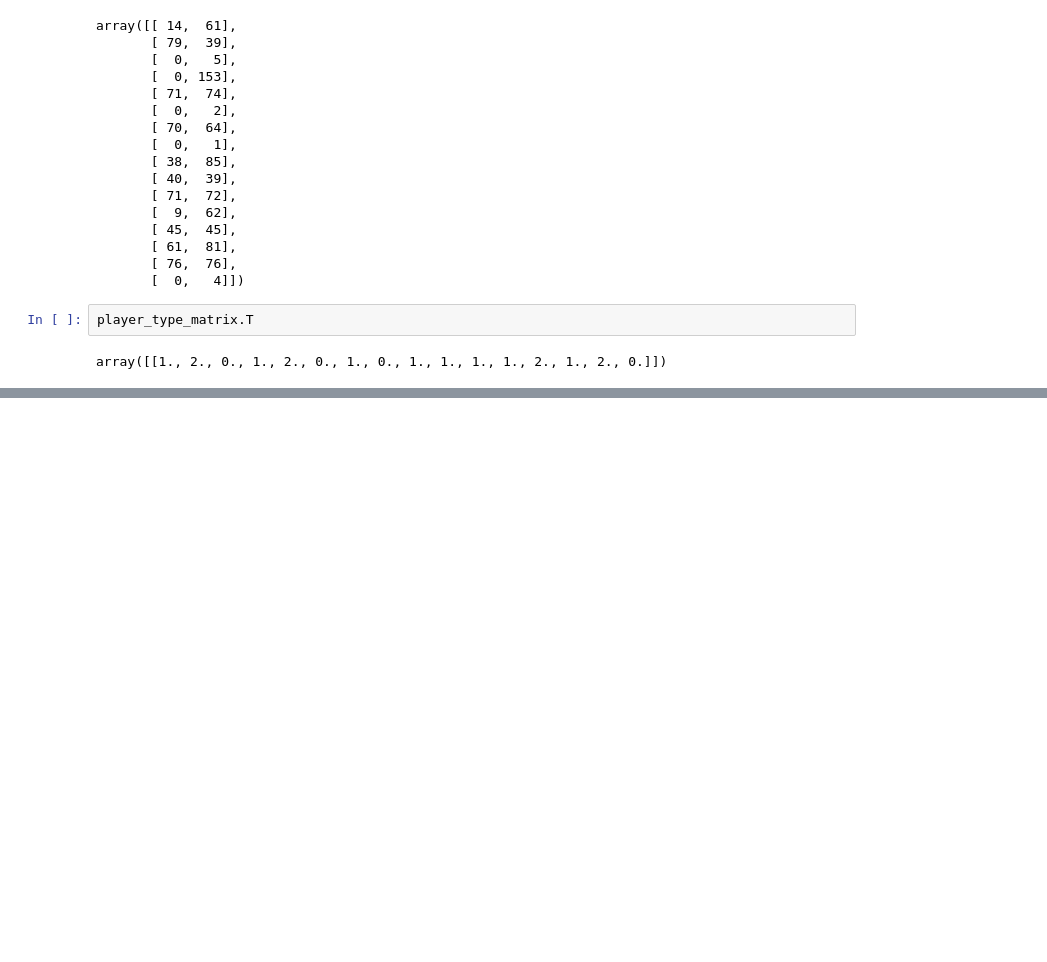
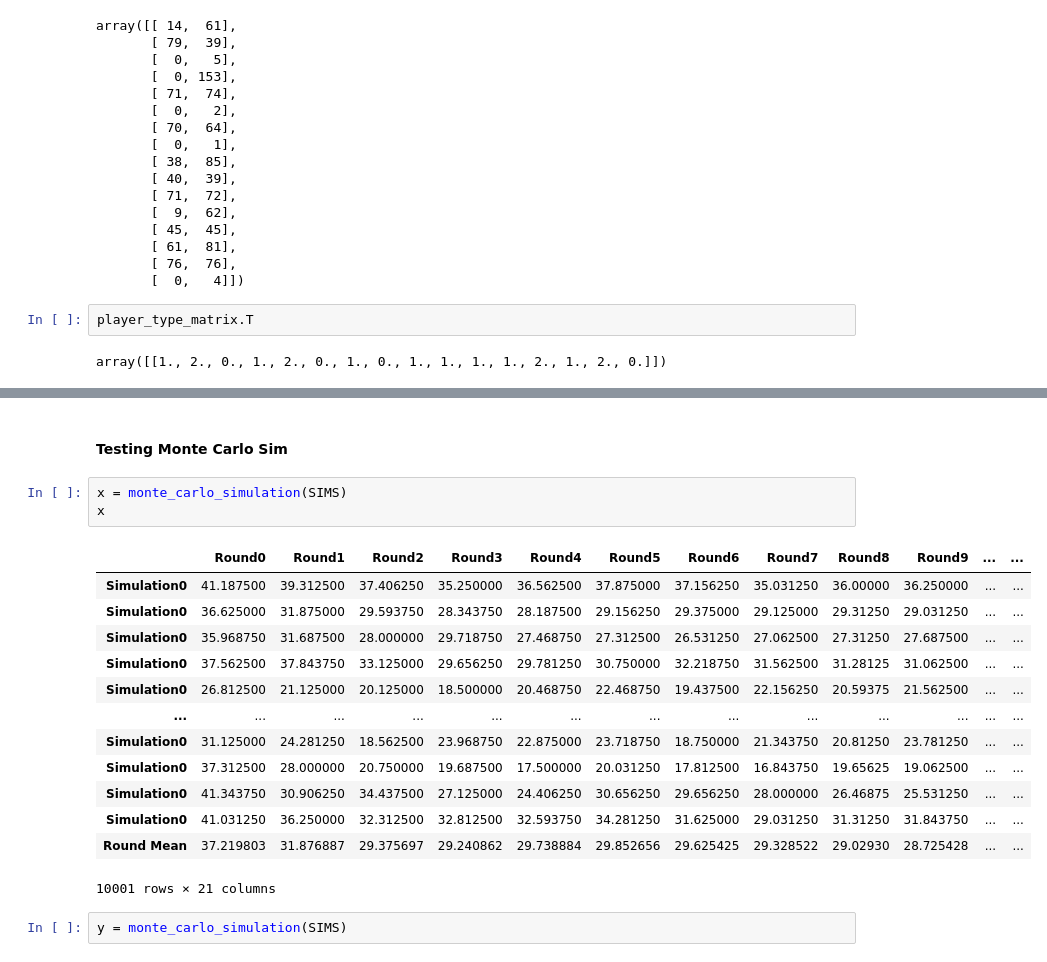
Before and after one commit to AaronSVMB/MGSC-632---Comp-II, a Jupyter notebook: adding_stochasticity_trials.ipynb, the cells around one changed output, grey strips where cells are left out. Cells and saved outputs as stored; diff of their text form; blank space fills up the shorter version.

```diff
--- a/adding_stochasticity_trials.ipynb
+++ b/adding_stochasticity_trials.ipynb
@@ -235,0 +261,21 @@ array([[1., 2., 0., 1., 2., 0., 1., 0., 1., 1., 1., 1., 2., 1., 2., 0.]])
+# %% [markdown]
+#### Testing Monte Carlo Sim
+# %%
+x = monte_carlo_simulation(SIMS)
+x
+# %% [output]
+|  | Round0 | Round1 | Round2 | Round3 | Round4 | Round5 | Round6 | Round7 | Round8 | Round9 | ... | ... |
+| Simulation0 | 41.187500 | 39.312500 | 37.406250 | 35.250000 | 36.562500 | 37.875000 | 37.156250 | 35.031250 | 36.00000 | 36.250000 | ... | ... |
+| Simulation0 | 36.625000 | 31.875000 | 29.593750 | 28.343750 | 28.187500 | 29.156250 | 29.375000 | 29.125000 | 29.31250 | 29.031250 | ... | ... |
+| Simulation0 | 35.968750 | 31.687500 | 28.000000 | 29.718750 | 27.468750 | 27.312500 | 26.531250 | 27.062500 | 27.31250 | 27.687500 | ... | ... |
+| Simulation0 | 37.562500 | 37.843750 | 33.125000 | 29.656250 | 29.781250 | 30.750000 | 32.218750 | 31.562500 | 31.28125 | 31.062500 | ... | ... |
+| Simulation0 | 26.812500 | 21.125000 | 20.125000 | 18.500000 | 20.468750 | 22.468750 | 19.437500 | 22.156250 | 20.59375 | 21.562500 | ... | ... |
+| ... | ... | ... | ... | ... | ... | ... | ... | ... | ... | ... | ... | ... |
+| Simulation0 | 31.125000 | 24.281250 | 18.562500 | 23.968750 | 22.875000 | 23.718750 | 18.750000 | 21.343750 | 20.81250 | 23.781250 | ... | ... |
+| Simulation0 | 37.312500 | 28.000000 | 20.750000 | 19.687500 | 17.500000 | 20.031250 | 17.812500 | 16.843750 | 19.65625 | 19.062500 | ... | ... |
+| Simulation0 | 41.343750 | 30.906250 | 34.437500 | 27.125000 | 24.406250 | 30.656250 | 29.656250 | 28.000000 | 26.46875 | 25.531250 | ... | ... |
+| Simulation0 | 41.031250 | 36.250000 | 32.312500 | 32.812500 | 32.593750 | 34.281250 | 31.625000 | 29.031250 | 31.31250 | 31.843750 | ... | ... |
+| Round Mean | 37.219803 | 31.876887 | 29.375697 | 29.240862 | 29.738884 | 29.852656 | 29.625425 | 29.328522 | 29.02930 | 28.725428 | ... | ... |
+10001 rows × 21 columns
+# %%
+y = monte_carlo_simulation(SIMS)
```
Also changed, not shown: parts of 5 cells of this notebook, 8 other files.
